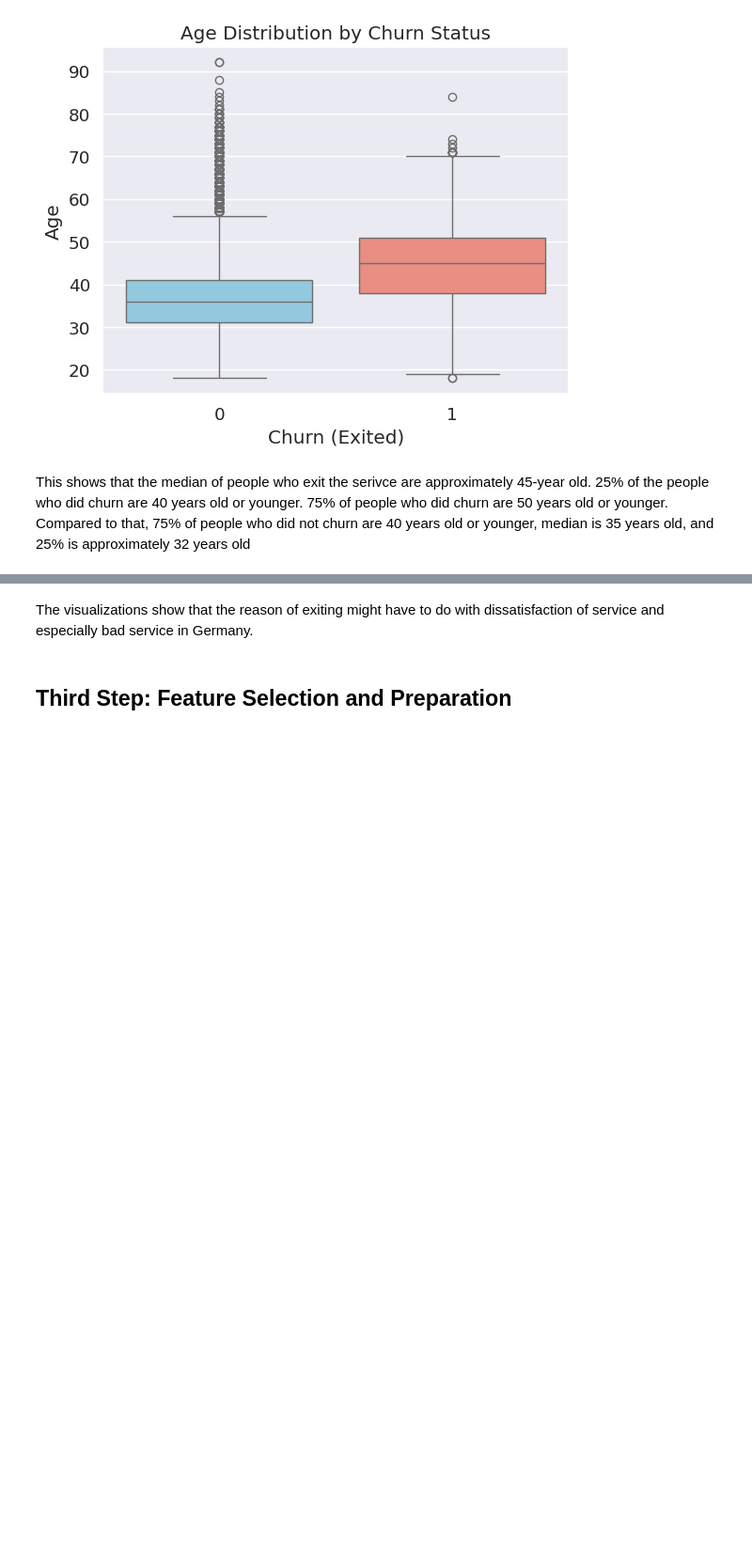
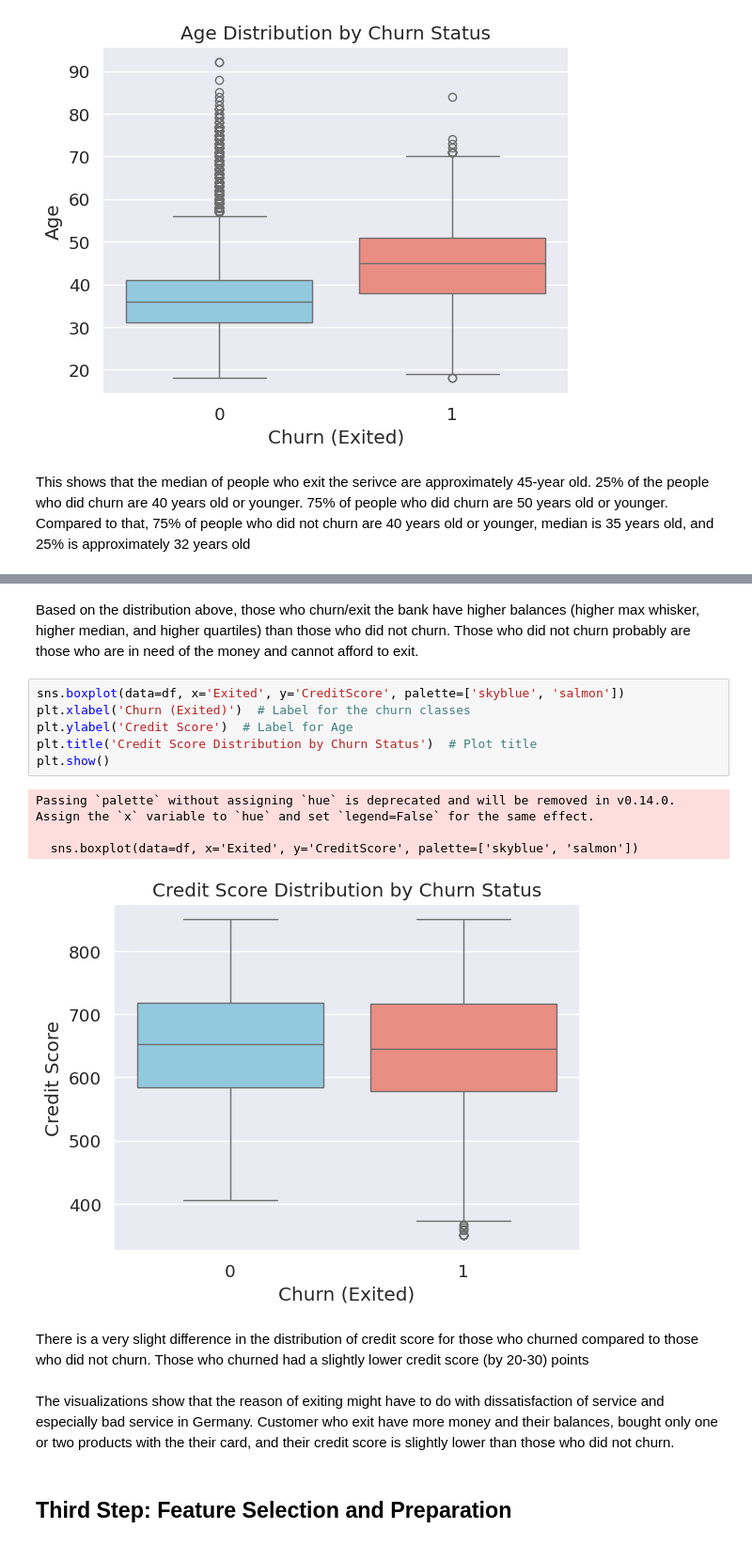
Before and after one commit to Jowayria-27/Artifical-Intelligence-Project, a Jupyter notebook: Customer_Churn.ipynb, the cells around one changed output, grey strips where cells are left out. Shown at 94% size. Saved outputs shown, nothing was run; the diff lists cells and outputs as text; blank space fills up the shorter version.

```diff
--- a/Customer_Churn.ipynb
+++ b/Customer_Churn.ipynb
@@ -561,5 +570,20 @@ This shows that females in this data set is slightly older than the men in this
+# %% [markdown]
+Based on the distribution above, those who churn/exit the bank have higher balances (higher max whisker, higher median, and higher quartiles) than those who did not churn. Those who did not churn probably are those who are in need of the money and cannot afford to exit.
+# %%
+sns.boxplot(data=df, x='Exited', y='CreditScore', palette=['skyblue', 'salmon'])
+plt.xlabel('Churn (Exited)')  # Label for the churn classes
+plt.ylabel('Credit Score')  # Label for Age
+plt.title('Credit Score Distribution by Churn Status')  # Plot title
+plt.show()
+# %% [output]
+Passing `palette` without assigning `hue` is deprecated and will be removed in v0.14.0. Assign the `x` variable to `hue` and set `legend=False` for the same effect.
+
+  sns.boxplot(data=df, x='Exited', y='CreditScore', palette=['skyblue', 'salmon'])
+[figure, added]
+# %% [markdown]
+There is a very slight difference in the distribution of credit score for those who churned compared to those who did not churn. Those who churned had a slightly lower credit score (by 20-30) points
 # %% [markdown]
-The visualizations show that the reason of exiting might have to do with dissatisfaction of service and especially bad service in Germany.
+The visualizations show that the reason of exiting might have to do with dissatisfaction of service and especially bad service in Germany. Customer who exit have more money and their balances, bought only one or two products with the their card, and their credit score is slightly lower than those who did not churn.
 # %% [markdown]
 ## **Third Step: Feature Selection and Preparation**
 # %% [markdown]
```
Also changed, not shown: parts of 2 cells of this notebook.
